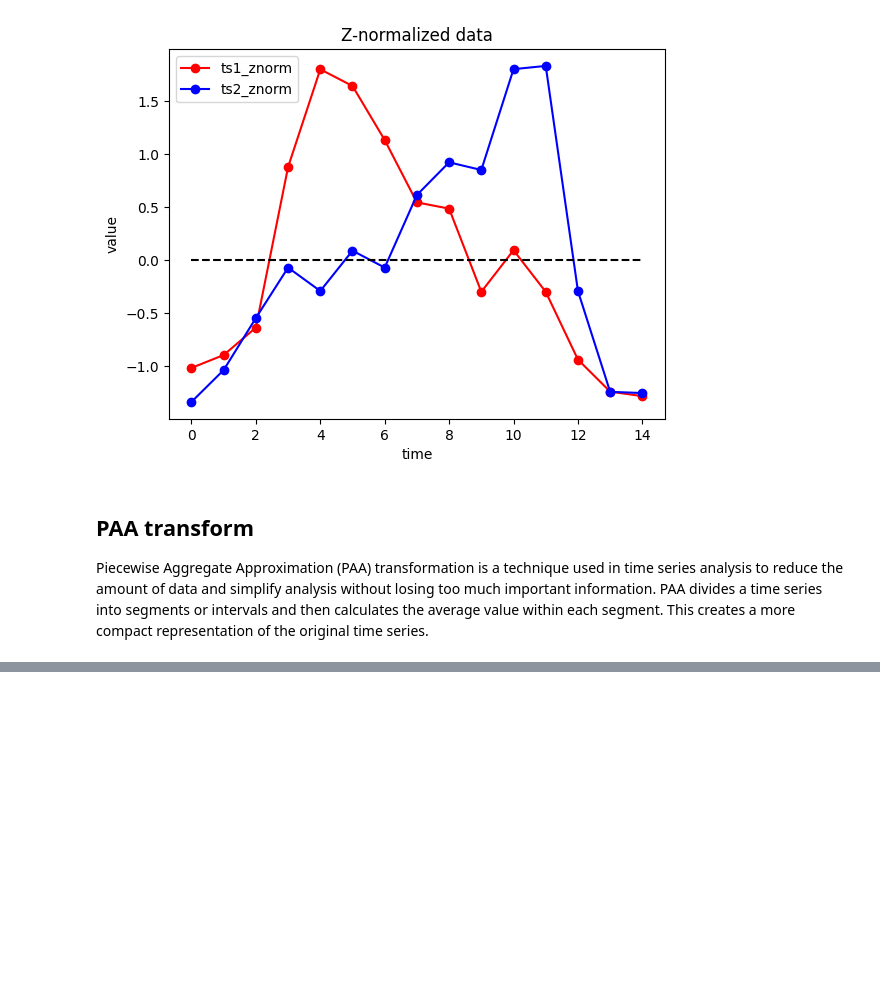
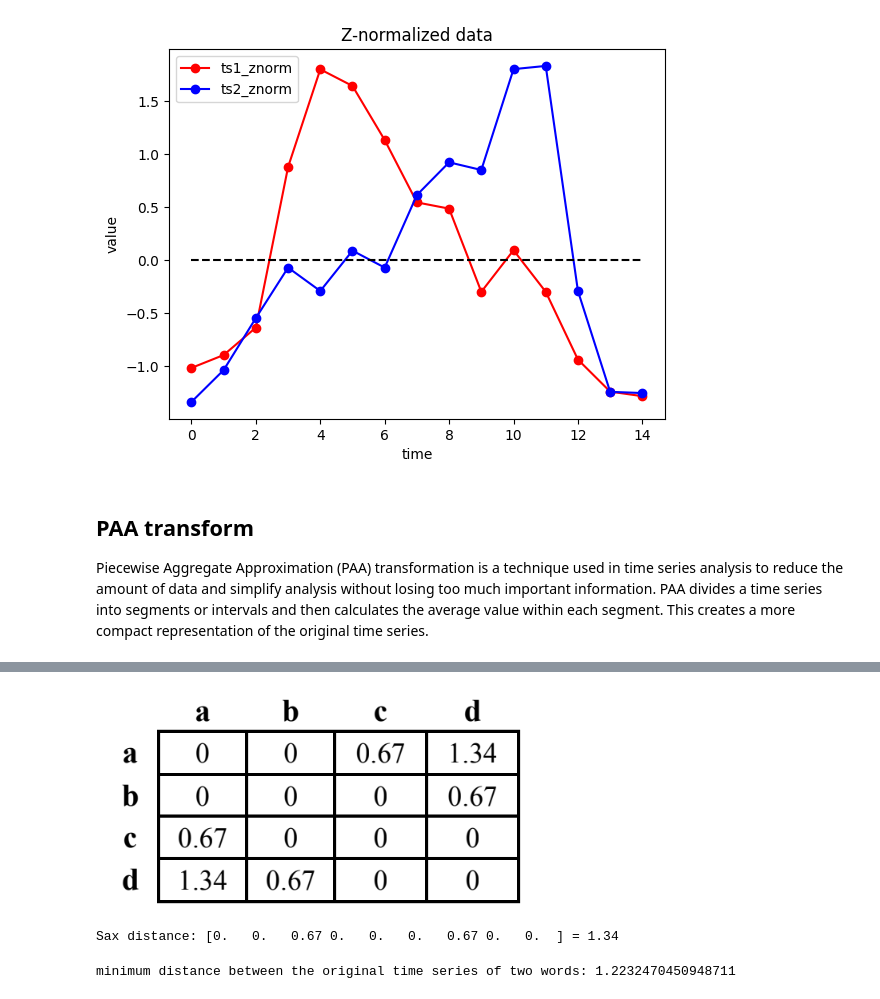
Before and after one commit to verdugo-danieML/Discretization-Algorithms-Python, a Jupyter notebook: For_time_series/SAX/SAX_implementation.ipynb, the cells around one changed output, grey strips where cells are left out. Drawn from its saved outputs; the diff is of its cells as text; code cells hidden in the pictures; blank space fills up the shorter version.

```diff
--- a/For_time_series/SAX/SAX_implementation.ipynb
+++ b/For_time_series/SAX/SAX_implementation.ipynb
@@ -65,0 +123,10 @@ s_paa = paa(ts1_znorm, paa_size)
+# %%
+from IPython.display import Image, display
+
+# Ruta de la imagen
+image_path = 'look_up_table.png'
+
+# Mostrar la imagen
+display(Image(filename=image_path))
+# %% [output]
+[figure, added]
@@ -65,0 +135,9 @@ s_paa = paa(ts1_znorm, paa_size)
+# %%
+print(f'Sax distance: {dist} = {np.sum(dist)}')
+# %% [output]
+Sax distance: [0.   0.   0.67 0.   0.   0.   0.67 0.   0.  ] = 1.34
+# %%
+mindist_func = MINDIST(dist, 15, 9)
+print(f'minimum distance between the original time series of two words: {mindist_func}')
+# %% [output]
+minimum distance between the original time series of two words: 1.2232470450948711
```
Also changed, not shown: parts of 10 cells of this notebook, 2 other files.
